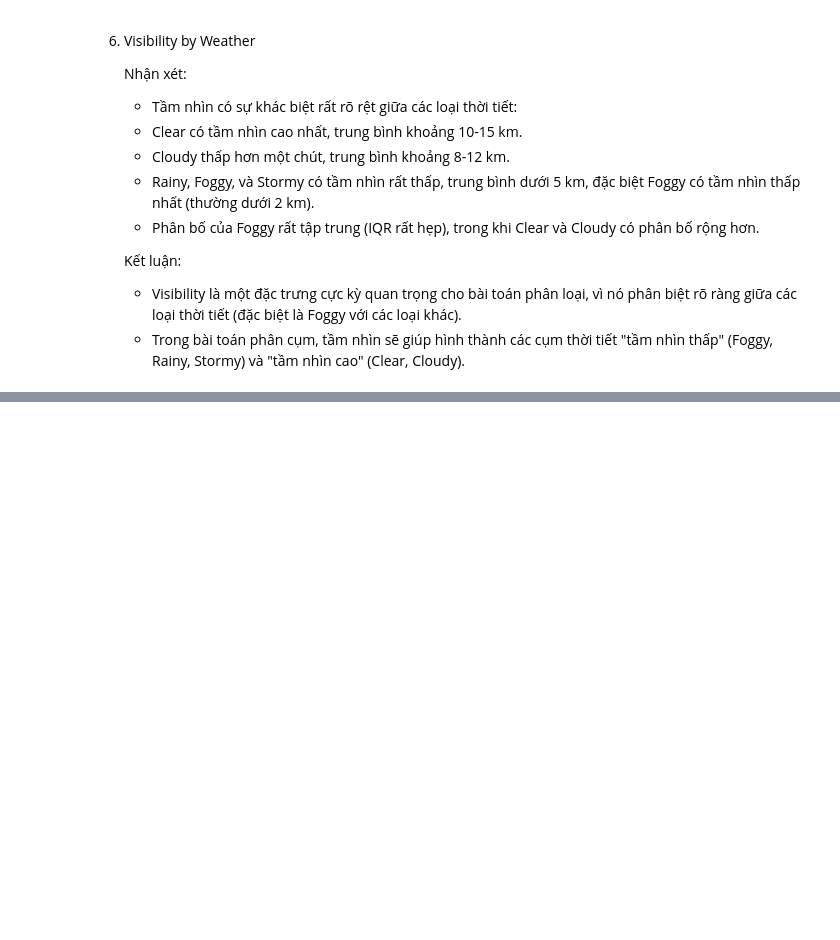
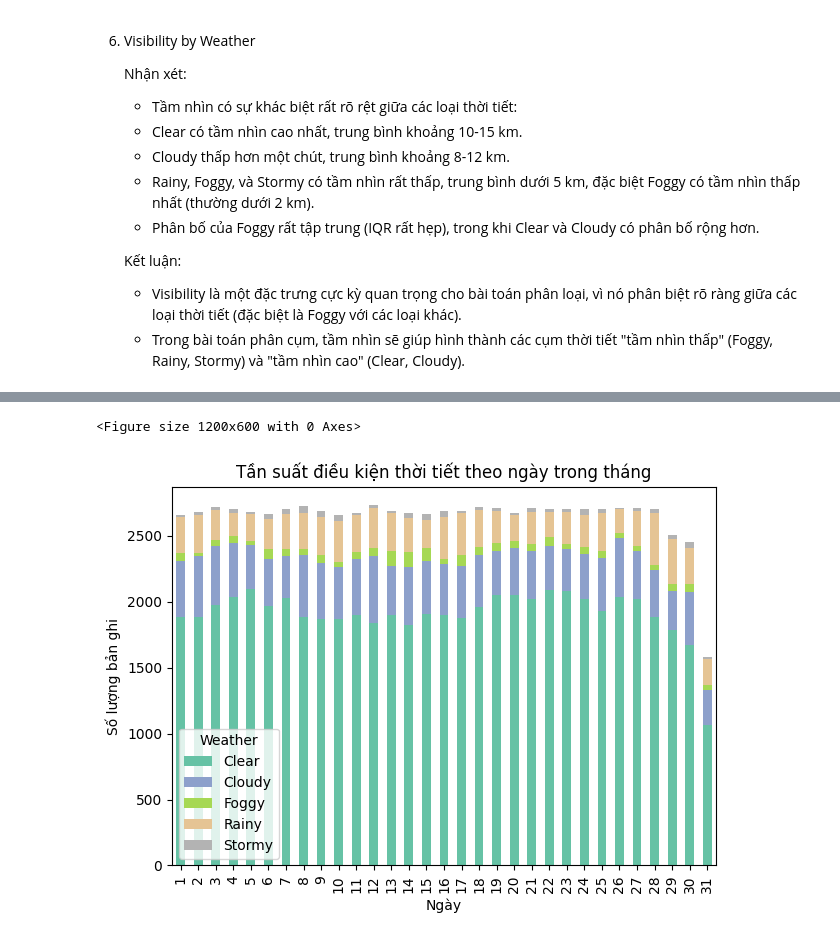
Before and after one commit to WinG-282k4/Weather-forecast, a Jupyter notebook: analyze_data_weather.ipynb, the cells around one changed output, grey strips where cells are left out. Drawn from its saved outputs; the diff is of its cells as text; code cells hidden in the pictures; blank space fills up the shorter version.

```diff
--- a/analyze_data_weather.ipynb
+++ b/analyze_data_weather.ipynb
@@ -213,0 +263,16 @@ Outliers in visibility: 18243
+# %%
+# Đếm tần suất điều kiện thời tiết theo ngày trong tháng
+weather_by_day = df.groupby(['day', 'weather']).size().unstack(fill_value=0)
+
+# Vẽ biểu đồ cột xếp chồng
+plt.figure(figsize=(12, 6))
+weather_by_day.plot(kind='bar', stacked=True, colormap='Set2')
+plt.title('Tần suất điều kiện thời tiết theo ngày trong tháng')
+plt.xlabel('Ngày')
+plt.ylabel('Số lượng bản ghi')
+plt.legend(title='Weather')
+plt.tight_layout()
+plt.show()
+# %% [output]
+<Figure size 1200x600 with 0 Axes>
+[figure, added]
```
Also changed, not shown: parts of 18 cells of this notebook.
